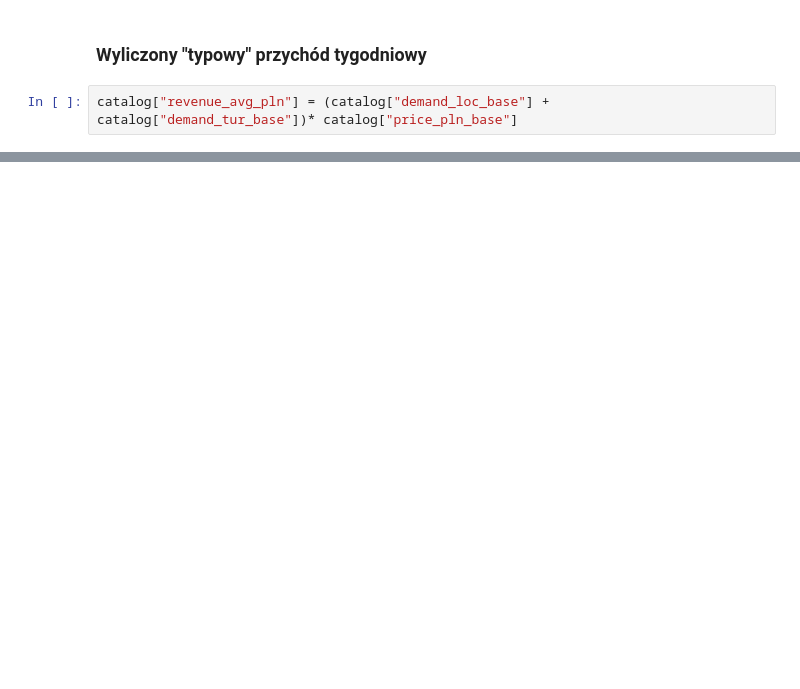
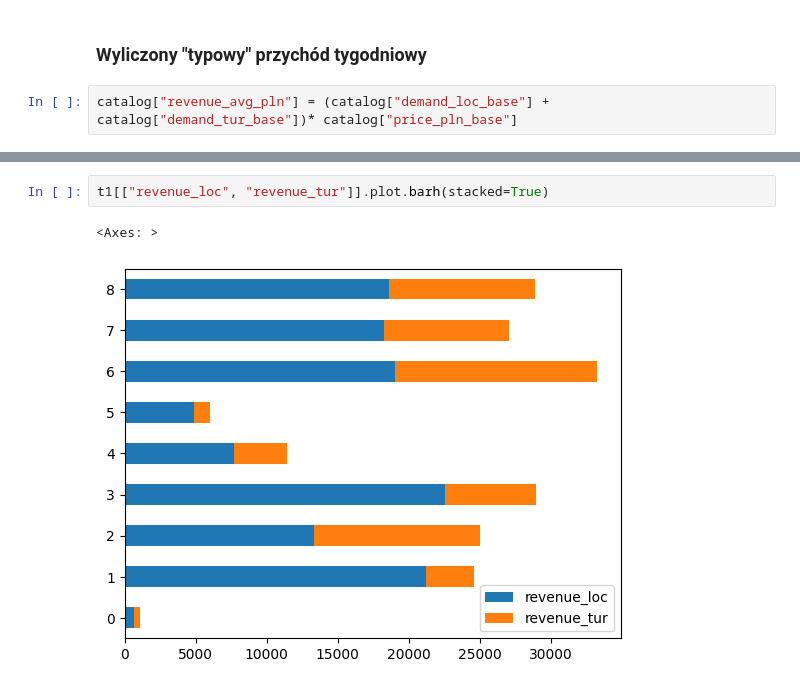
Before and after one commit to qwertyuszxc/DataVisualization, a Jupyter notebook: 01-bar.ipynb, the cells around one changed output, grey strips where cells are left out. Cells and saved outputs as stored; diff of their text form; blank space fills up the shorter version.

```diff
--- a/01-bar.ipynb
+++ b/01-bar.ipynb
@@ -39,0 +118,5 @@ catalog
+# %%
+t1[["revenue_loc", "revenue_tur"]].plot.barh(stacked=True)
+# %% [output]
+<Axes: >
+[figure, added]
```
Also changed, not shown: parts of 18 cells of this notebook.
